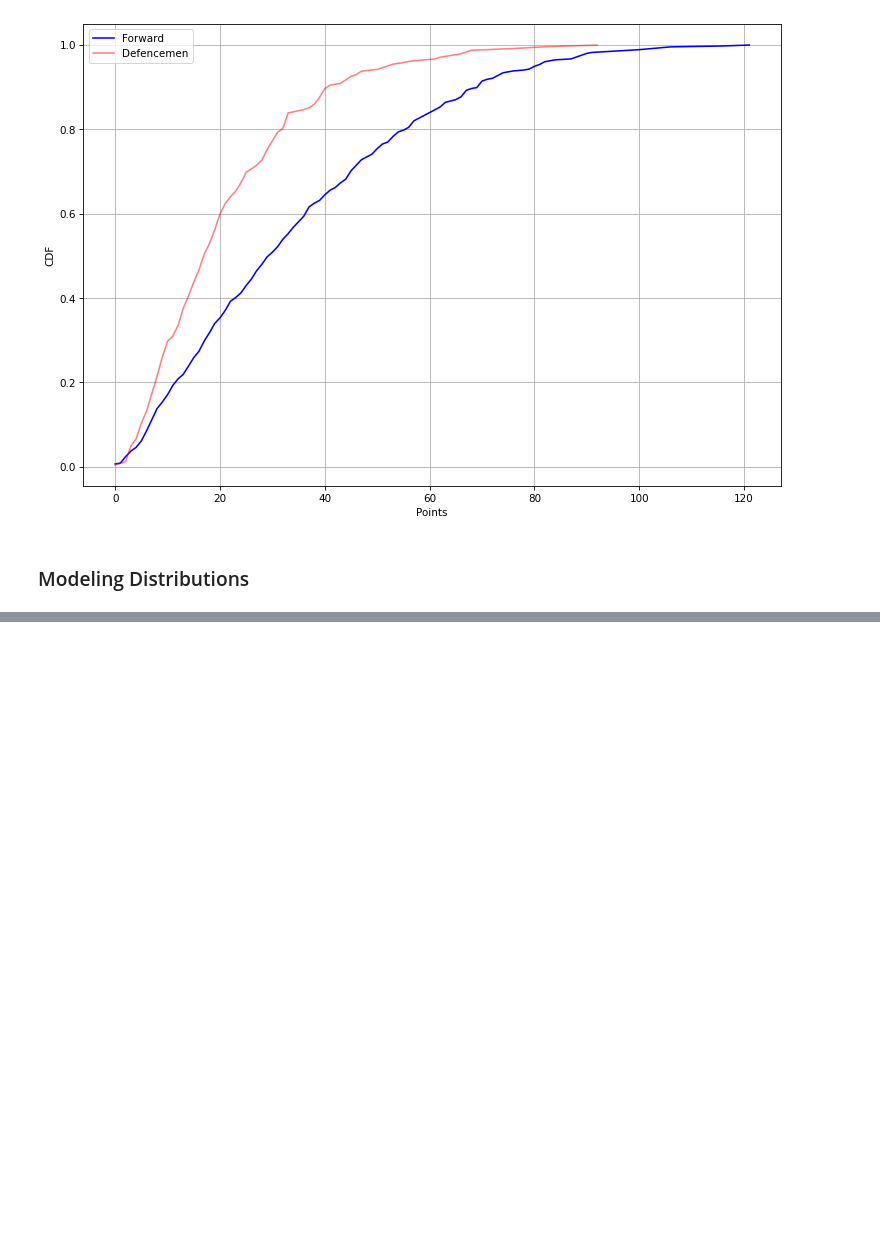
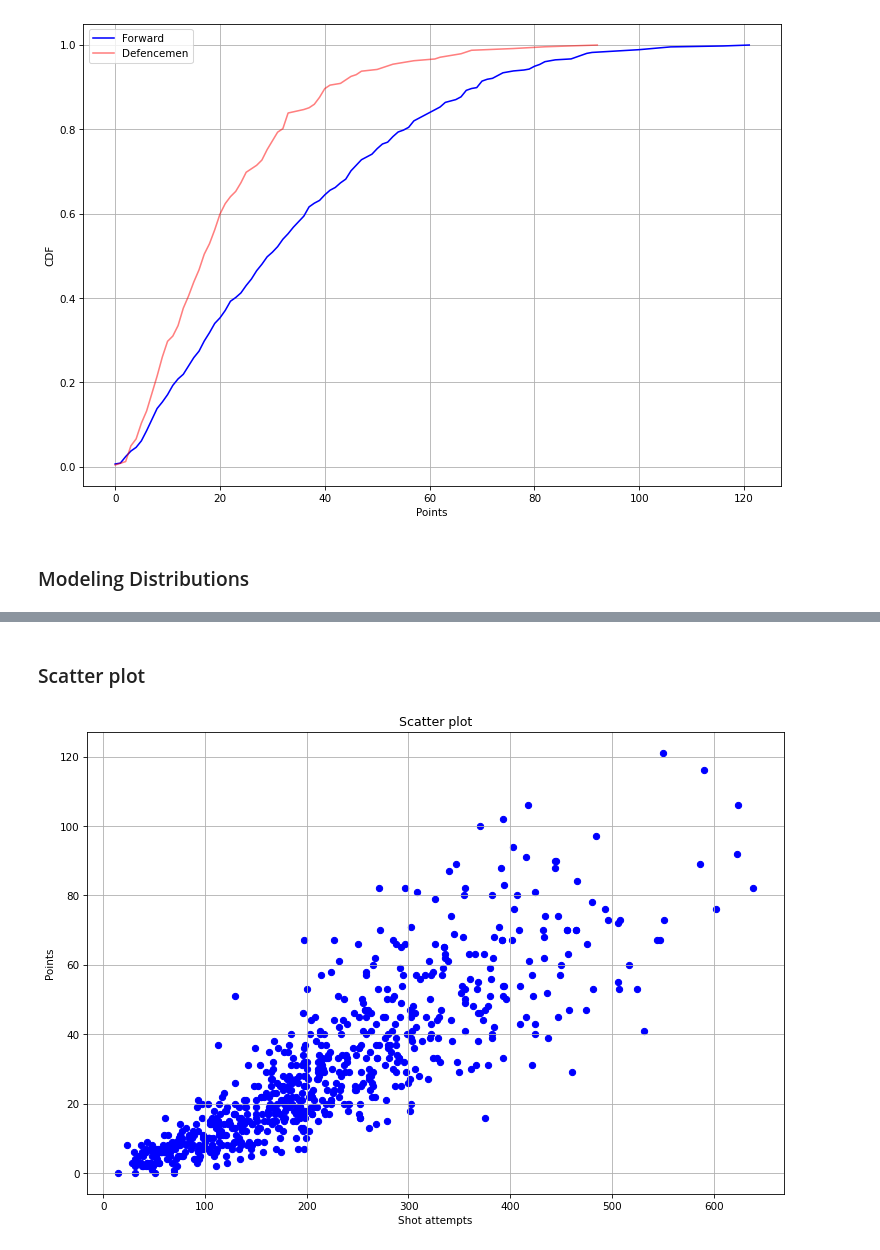
Before and after one commit to thedanicode24/moneypuck-data, a Jupyter notebook: skaters/points.ipynb, the cells around one changed output, grey strips where cells are left out. Saved outputs shown, nothing was run; the diff lists cells and outputs as text; code cells hidden in the pictures; blank space fills up the shorter version.

```diff
--- a/skaters/points.ipynb
+++ b/skaters/points.ipynb
@@ -179,0 +189,17 @@ negative_binomial_utils.plot_negative_binomial(
+# %%
+feature1="I_F_shotAttempts"
+feature2="I_F_points"
+situation = "all"
+min_games_played = 20
+label1 = "Shot attempts"
+label2= "Points"
+# %%
+df_goals = df[(df["situation"]==situation) & (df["games_played"]>=min_games_played)]
+df1 = df_goals[feature1]
+df2 = df_goals[feature2]
+# %% [markdown]
+### Scatter plot
+# %%
+correlation_analysis.plot_scatter(df1, df2, xlabel=label1, ylabel=label2)
+# %% [output]
+[figure, added]
```
Also changed, not shown: parts of 19 cells of this notebook, 2 other files.
